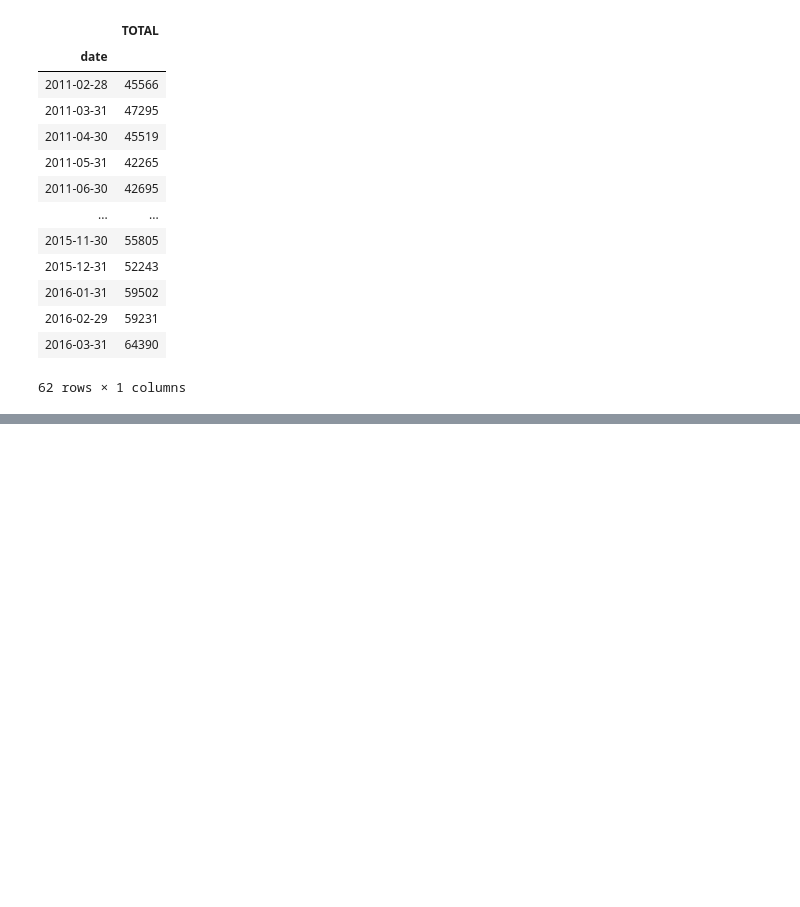
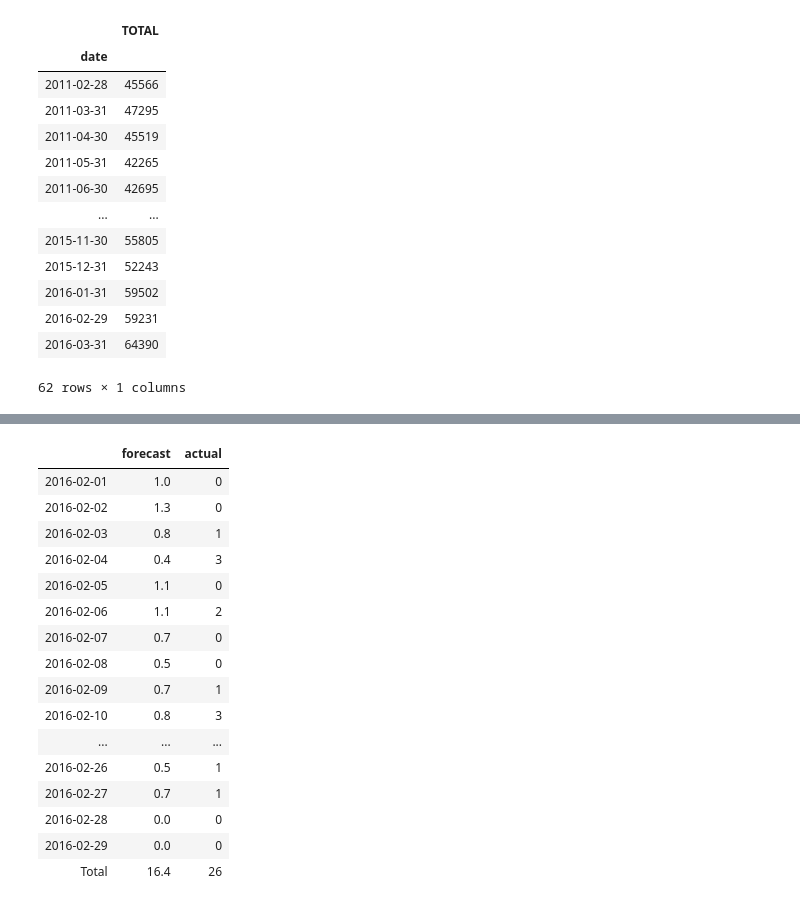
Before and after one commit to alecjonas/Forecasting_Walmart_Sales, a Jupyter notebook: notebooks/forecasting2.ipynb, the cells around one changed output, grey strips where cells are left out. Saved outputs shown, nothing was run; the diff lists cells and outputs as text; code cells hidden in the pictures; blank space fills up the shorter version.

```diff
--- a/notebooks/forecasting2.ipynb
+++ b/notebooks/forecasting2.ipynb
@@ -728,0 +828,35 @@ resample_series(make_series('CA_1', 'FOODS_3'), 'M')
+# %%
+def no_rounding_comparison(df):
+    df2 = df.copy()
+    df2['year'] = df2.index.year
+    df2['month'] = df2.index.month
+    df2['day'] =  df2.index.day
+    df2['date'] = pd.to_datetime(df2[["year", "month", "day"]])
+    x = df2['date'].to_numpy().astype('datetime64[D]')
+    y = x.tolist()
+    y.append('Total')
+    y = np.asarray(y)
+    df2.loc['TOTAL']= df2.sum()
+    df2 = df2.set_index(y)
+    df2 = df2.drop(columns = ['year', 'month', 'day', 'date'])
+    return df2
+
+no_rounding_comparison(df2)
+# %% [output]
+|  | forecast | actual |
+| 2016-02-01 | 1.0 | 0 |
+| 2016-02-02 | 1.3 | 0 |
+| 2016-02-03 | 0.8 | 1 |
+| 2016-02-04 | 0.4 | 3 |
+| 2016-02-05 | 1.1 | 0 |
+| 2016-02-06 | 1.1 | 2 |
+| 2016-02-07 | 0.7 | 0 |
+| 2016-02-08 | 0.5 | 0 |
+| 2016-02-09 | 0.7 | 1 |
+| 2016-02-10 | 0.8 | 3 |
+| ... | ... | ... |
+| 2016-02-26 | 0.5 | 1 |
+| 2016-02-27 | 0.7 | 1 |
+| 2016-02-28 | 0.0 | 0 |
+| 2016-02-29 | 0.0 | 0 |
+| Total | 16.4 | 26 |
```
Also changed, not shown: parts of 9 cells of this notebook, 1 other file.
